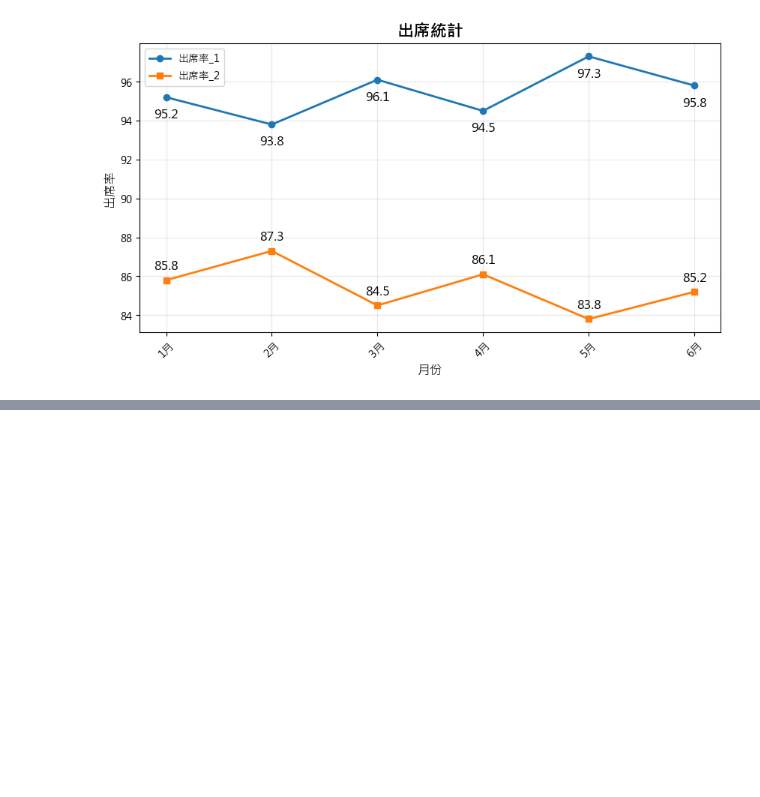
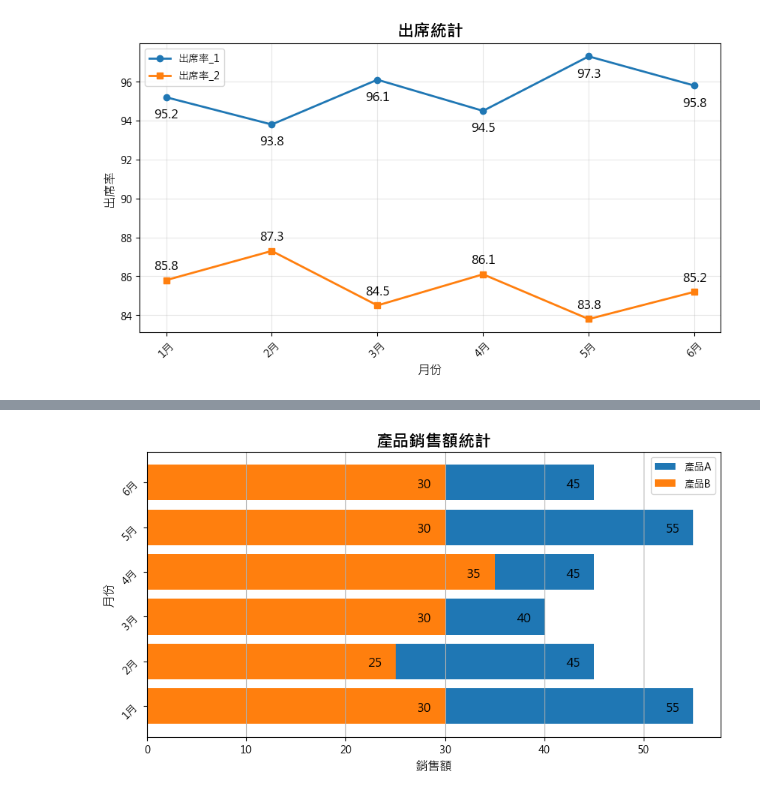
Before and after one commit to zxzxasas1/Python-Application, a Jupyter notebook: python 模組使用練習/Matplotlib 模組.ipynb, the cells around one changed output, grey strips where cells are left out. Saved outputs shown, nothing was run; the diff lists cells and outputs as text; code cells hidden in the pictures; blank space fills up the shorter version.

```diff
--- a/python 模組使用練習/Matplotlib 模組.ipynb
+++ b/python 模組使用練習/Matplotlib 模組.ipynb
@@ -62,0 +150,47 @@ plt.show()
+# %%
+# 4. 水平直方圖
+
+import matplotlib.pyplot as plt
+
+plt.rcParams["font.sans-serif"] = ["Microsoft JhengHei" , "Simhei"]
+plt.rcParams["axes.unicode_minus"] = False
+
+months = ["1月","2月","3月","4月","5月","6月"]
+product_A = [55,45,40,45,55,45]
+product_B = [30,25,30,35,30,30]
+
+plt.figure(figsize=(10,5))
+
+
+# 把 plt.plot 改成 plt.barh , 要注意水平直方圖的 x 軸 和 y 軸是相反的 , x 軸放數值 , y 軸放類別 ,
+
+# 但是函數本身已經自己有調整過 , 所以還是照原本的 x , y 軸放第一個和第二個參數就可以
+
+plt.barh(months,product_A,label="產品A")
+plt.barh(months,product_B,label="產品B")
+
+
+# annotate 也要自己互換 x , y 的資料位置 , 才能對到正確的位置
+
+for i , item in enumerate(product_A) :
+
+    plt.annotate(f"{item}",(item,i),textcoords="offset points",xytext=(-20,-5),ha="center",fontsize=12)
+
+for i , item in enumerate(product_B) :
+
+    plt.annotate(f"{item}",(item,i),textcoords="offset points",xytext=(-20,-5),ha="center",fontsize=12)
+
+
+# x , y 軸的 label , ticks 和 grid 沒有自動互換 , 所以要自己換過來
+
+plt.title("產品銷售額統計",fontsize=16,fontweight="bold")
+plt.xlabel("銷售額",fontsize=12)
+plt.ylabel("月份",fontsize=12)
+
+plt.yticks(rotation=45)
+plt.grid(axis="x")
+plt.legend()
+
+plt.show()
+# %% [output]
+[figure, added]
```
Also changed, not shown: parts of 5 cells of this notebook.
